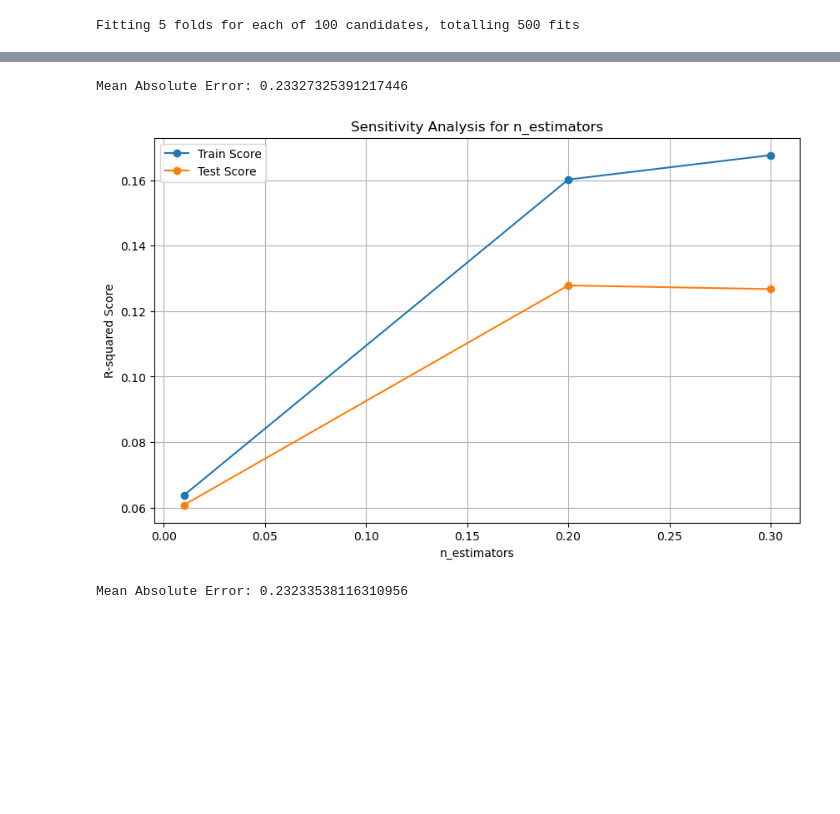
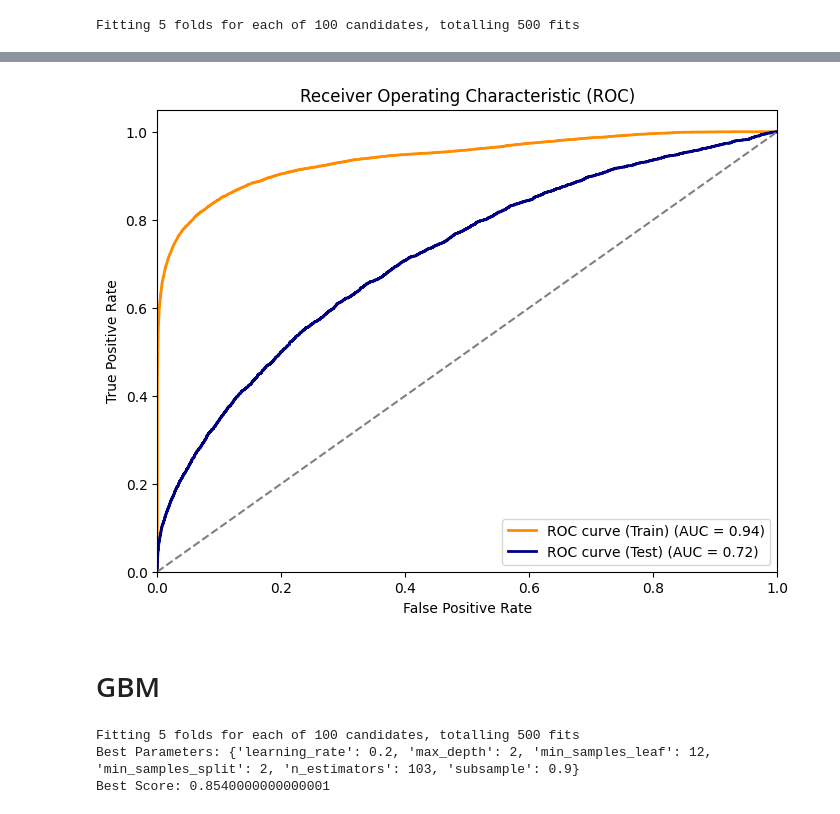
Before and after one commit to RCChan5/LOS_forecasting, a Jupyter notebook: Predicting Length of Stay.ipynb, the cells around one changed output, grey strips where cells are left out. Cells and saved outputs as stored; diff of their text form; code cells hidden in the pictures; blank space fills up the shorter version.

```diff
--- a/Predicting Length of Stay.ipynb
+++ b/Predicting Length of Stay.ipynb
@@ -173,5 +188,41 @@ Fitting 5 folds for each of 100 candidates, totalling 500 fits
+# %%
+from sklearn.metrics import roc_curve, roc_auc_score, auc
+import matplotlib.pyplot as plt
+
+# Use the best_estimator obtained from RandomizedSearchCV
+classifier = random_search.best_estimator_
+
+# Predict probabilities for the positive class (class 1) for both training and testing data
+y_train_prob = classifier.predict_proba(X_train)[:, 1]
+y_test_prob = classifier.predict_proba(X_test)[:, 1]
+
+
+# Compute ROC curve and AUC for training data
+fpr_train, tpr_train, _ = roc_curve(y_train, y_train_prob)
+roc_auc_train = auc(fpr_train, tpr_train)
+
+# Compute ROC curve and AUC for testing data
+fpr_test, tpr_test, _ = roc_curve(y_test, y_test_prob)
+roc_auc_test = auc(fpr_test, tpr_test)
+
+# Plot ROC curves for training and testing data
+plt.figure(figsize=(8, 6))
+plt.plot(fpr_train, tpr_train, color='darkorange', lw=2, label='ROC curve (Train) (AUC = {:.2f})'.format(roc_auc_train))
+plt.plot(fpr_test, tpr_test, color='navy', lw=2, label='ROC curve (Test) (AUC = {:.2f})'.format(roc_auc_test))
+plt.plot([0, 1], [0, 1], color='gray', linestyle='--')
+plt.xlim([0.0, 1.0])
+plt.ylim([0.0, 1.05])
+plt.xlabel('False Positive Rate')
+plt.ylabel('True Positive Rate')
+plt.title('Receiver Operating Characteristic (ROC)')
+plt.legend(loc='lower right')
+plt.show()
+# %% [output]
+[figure, added]
+# %% [markdown]
+# GBM
 # %%
-from sklearn.ensemble import GradientBoostingRegressor
+from sklearn.ensemble import GradientBoostingClassifier
 
 # Define the hyperparameter search space
 param_dist = {
@@ -185,7 +236,7 @@ param_dist = {
 
 
 #Create a GradientBoostingRegressor instance
-gb_regressor = GradientBoostingRegressor()
+gb_regressor = GradientBoostingClassifier()
 
 # Create the RandomizedSearchCV object
 random_search = RandomizedSearchCV(
@@ -199,7 +250,7 @@ random_search = RandomizedSearchCV(
 )
 
 # Perform the random search
-random_search.fit(X, y)
+random_search.fit(X_test, y_test)
 
 # Print the best hyperparameters
 print("Best Parameters:", random_search.best_params_)
@@ -207,4 +258,6 @@ print("Best Parameters:", random_search.best_params_)
 # Print the best cross-validation score
 print("Best Score:", random_search.best_score_)
 # %% [output]
-Mean Absolute Error: 0.23327325391217446
+Fitting 5 folds for each of 100 candidates, totalling 500 fits
+Best Parameters: {'learning_rate': 0.2, 'max_depth': 2, 'min_samples_leaf': 12, 'min_samples_split': 2, 'n_estimators': 103, 'subsample': 0.9}
+Best Score: 0.8540000000000001
@@ -229,24 +263,0 @@ for n_estimators in learning_r_values:
-# %%
-# Plot the results
-plt.figure(figsize=(10, 6))
-plt.plot(learning_r_values, train_scores, label='Train Score', marker='o')
-plt.plot(learning_r_values, test_scores, label='Test Score', marker='o')
-plt.xlabel('n_estimators')
-plt.ylabel('R-squared Score')
-plt.title('Sensitivity Analysis for n_estimators')
-plt.legend()
-plt.grid(True)
-plt.show()
-# %% [output]
-[figure, removed]
-# %%
-gb_regressor1= GradientBoostingRegressor(n_estimators=150, learning_rate=0.2, max_depth=3, random_state=42)
-
-# Fit the model to the training data
-gb_regressor1.fit(X_train, y_train)
-# Make predictions on the testing data
-y_pred1 = gb_regressor1.predict(X_test)
-mae2 = mean_absolute_error(y_test, y_pred1)
-print(f"Mean Absolute Error: {mae2}")
-# %% [output]
-Mean Absolute Error: 0.23233538116310956
```
Also changed, not shown: parts of 16 cells of this notebook.
